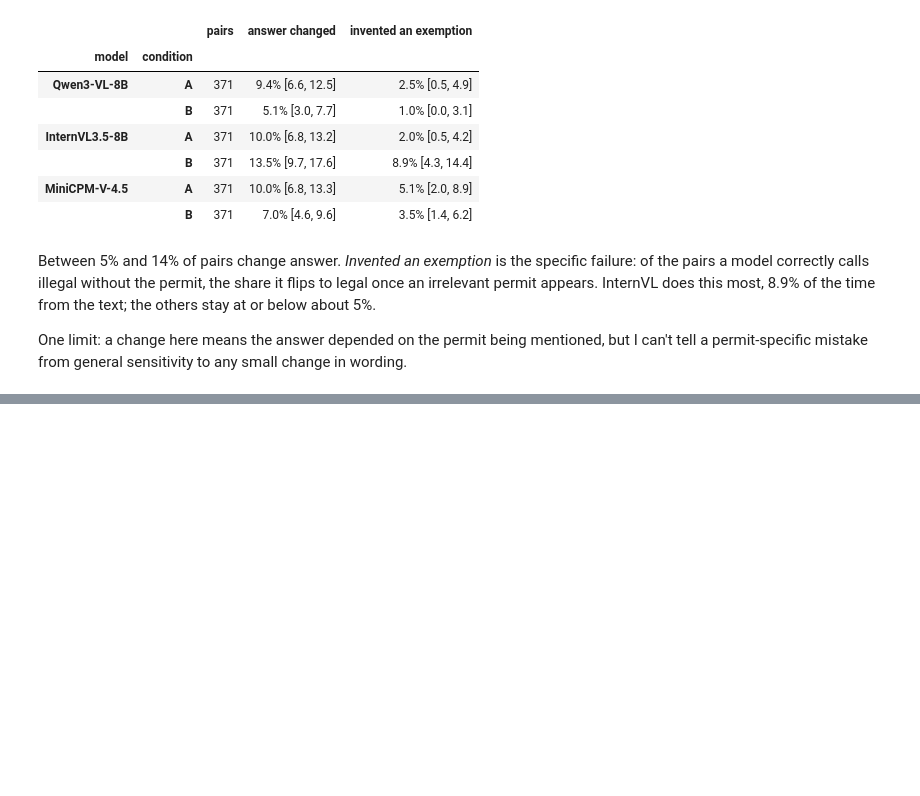
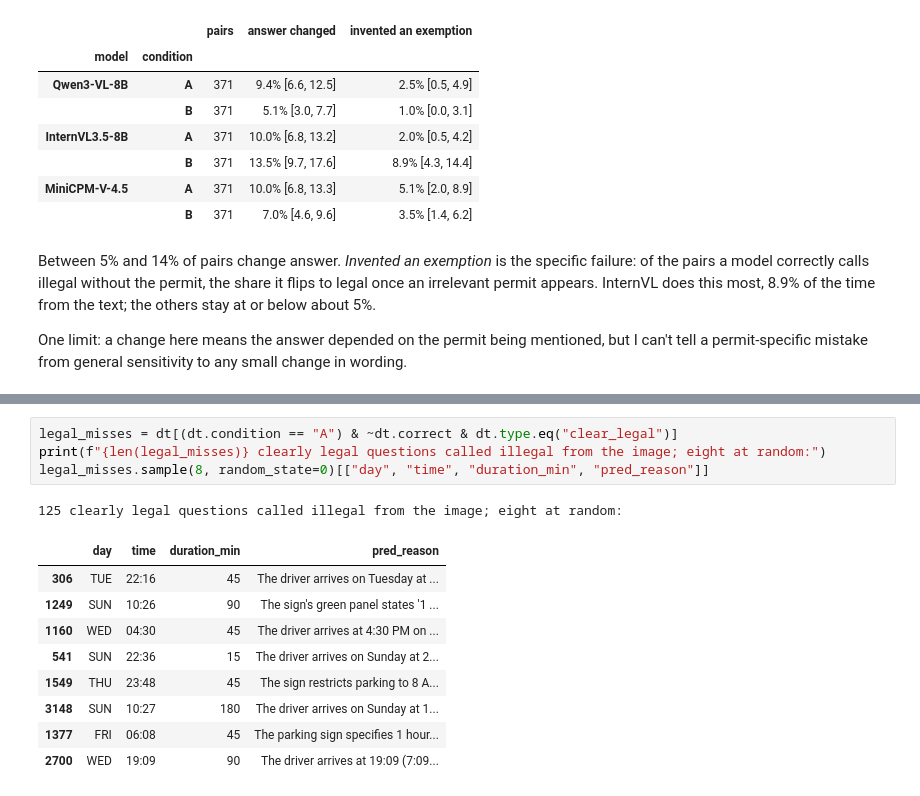
Before and after one commit to dhu27/VLM_Parking, a Jupyter notebook: notebooks/03_results.ipynb, the cells around one changed output, grey strips where cells are left out. Cells and saved outputs as stored; diff of their text form; blank space fills up the shorter version.

```diff
--- a/notebooks/03_results.ipynb
+++ b/notebooks/03_results.ipynb
@@ -379,0 +489,15 @@ One limit: a change here means the answer depended on the permit being mentioned
+# %%
+legal_misses = dt[(dt.condition == "A") & ~dt.correct & dt.type.eq("clear_legal")]
+print(f"{len(legal_misses)} clearly legal questions called illegal from the image; eight at random:")
+legal_misses.sample(8, random_state=0)[["day", "time", "duration_min", "pred_reason"]]
+# %% [output]
+125 clearly legal questions called illegal from the image; eight at random:
+|  | day | time | duration_min | pred_reason |
+| 306 | TUE | 22:16 | 45 | The driver arrives on Tuesday at ... |
+| 1249 | SUN | 10:26 | 90 | The sign's green panel states '1 ... |
+| 1160 | WED | 04:30 | 45 | The driver arrives at 4:30 PM on ... |
+| 541 | SUN | 22:36 | 15 | The driver arrives on Sunday at 2... |
+| 1549 | THU | 23:48 | 45 | The sign restricts parking to 8 A... |
+| 3148 | SUN | 10:27 | 180 | The driver arrives on Sunday at 1... |
+| 1377 | FRI | 06:08 | 45 | The parking sign specifies 1 hour... |
+| 2700 | WED | 19:09 | 90 | The driver arrives at 19:09 (7:09... |
```
Also changed, not shown: parts of 17 cells of this notebook, 3 other files.
